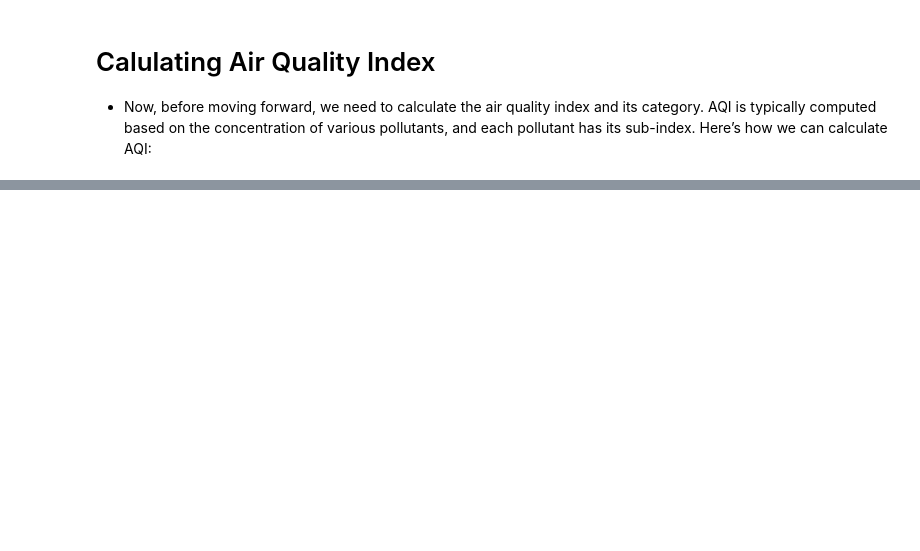
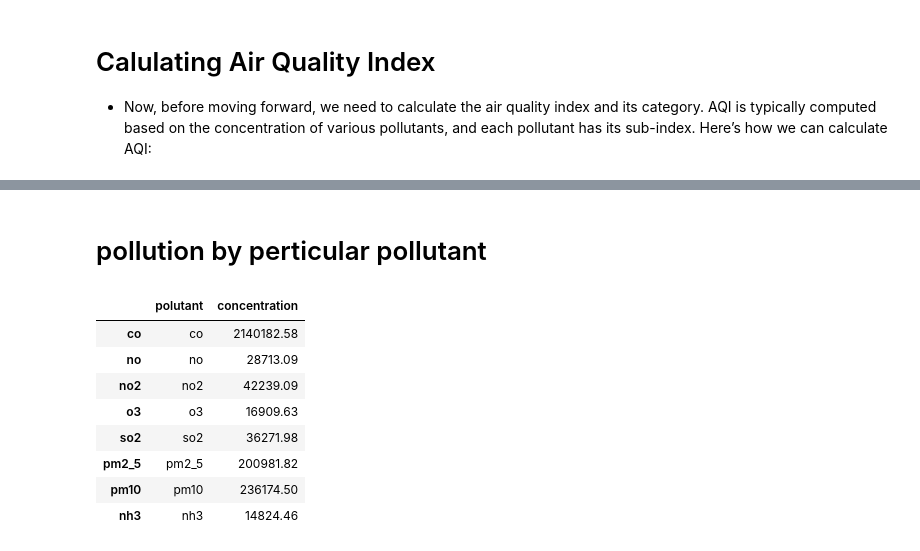
Before and after one commit to ParthGohil688/Air-Quality-Index-Analysis-using-Python, a Jupyter notebook: Air_data_project.ipynb, the cells around one changed output, grey strips where cells are left out. Cells and saved outputs as stored; diff of their text form; code cells hidden in the pictures; blank space fills up the shorter version.

```diff
--- a/Air_data_project.ipynb
+++ b/Air_data_project.ipynb
@@ -138,0 +170,2 @@ fig.show()
+# %%
+data['AQI category'] = data['AQI'].apply(categorize_aqi)
@@ -138,0 +208,4 @@ fig.show()
+# %% [markdown]
+# pollution by perticular pollutant
+# %%
+pollutants = ["co", "no", "no2", "o3", "so2", "pm2_5", "pm10", "nh3"]
@@ -138,0 +214,16 @@ fig.show()
+# %%
+total_concentrations = data[pollutants].sum()
+# %%
+concentrations_data = pd.DataFrame({"polutant":pollutants,"concentration": total_concentrations})
+# %%
+concentrations_data
+# %% [output]
+|  | polutant | concentration |
+| co | co | 2140182.58 |
+| no | no | 28713.09 |
+| no2 | no2 | 42239.09 |
+| o3 | o3 | 16909.63 |
+| so2 | so2 | 36271.98 |
+| pm2_5 | pm2_5 | 200981.82 |
+| pm10 | pm10 | 236174.50 |
+| nh3 | nh3 | 14824.46 |
```
Also changed, not shown: parts of 24 cells of this notebook.
